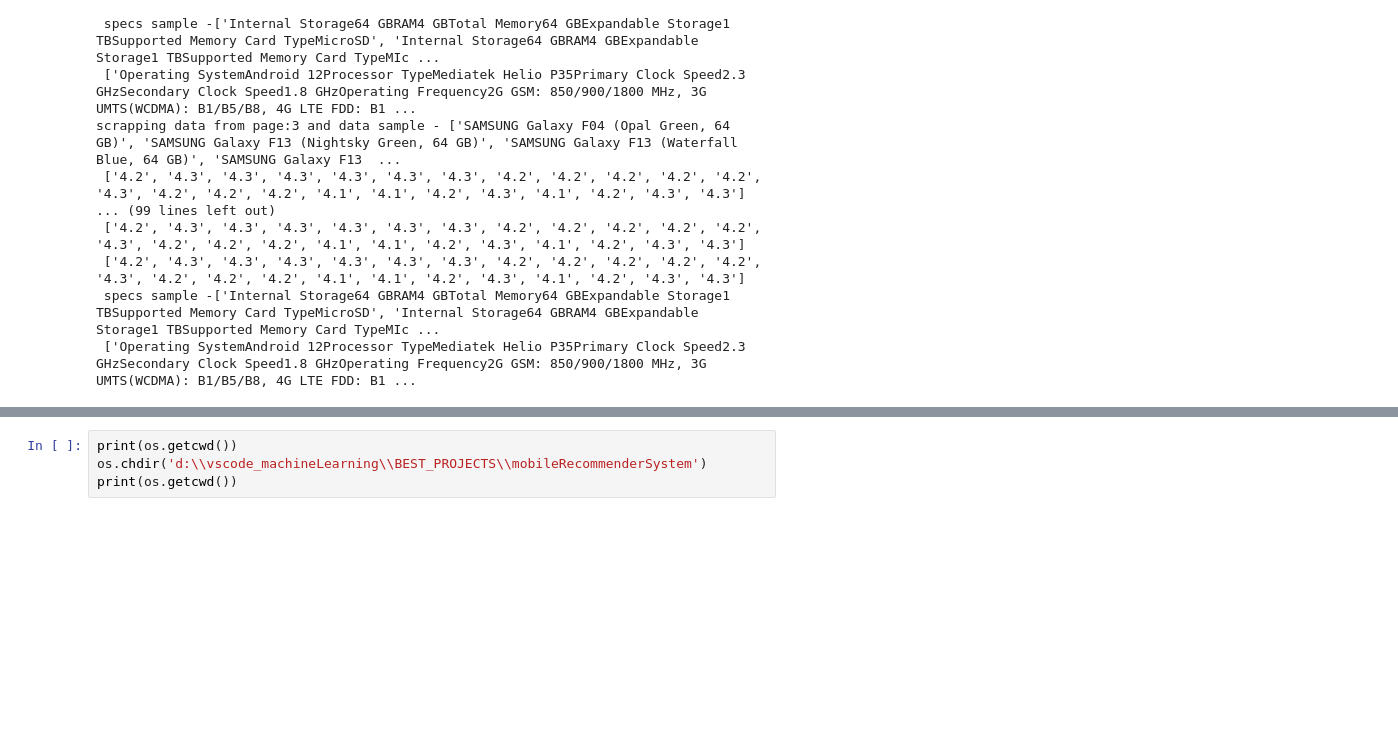
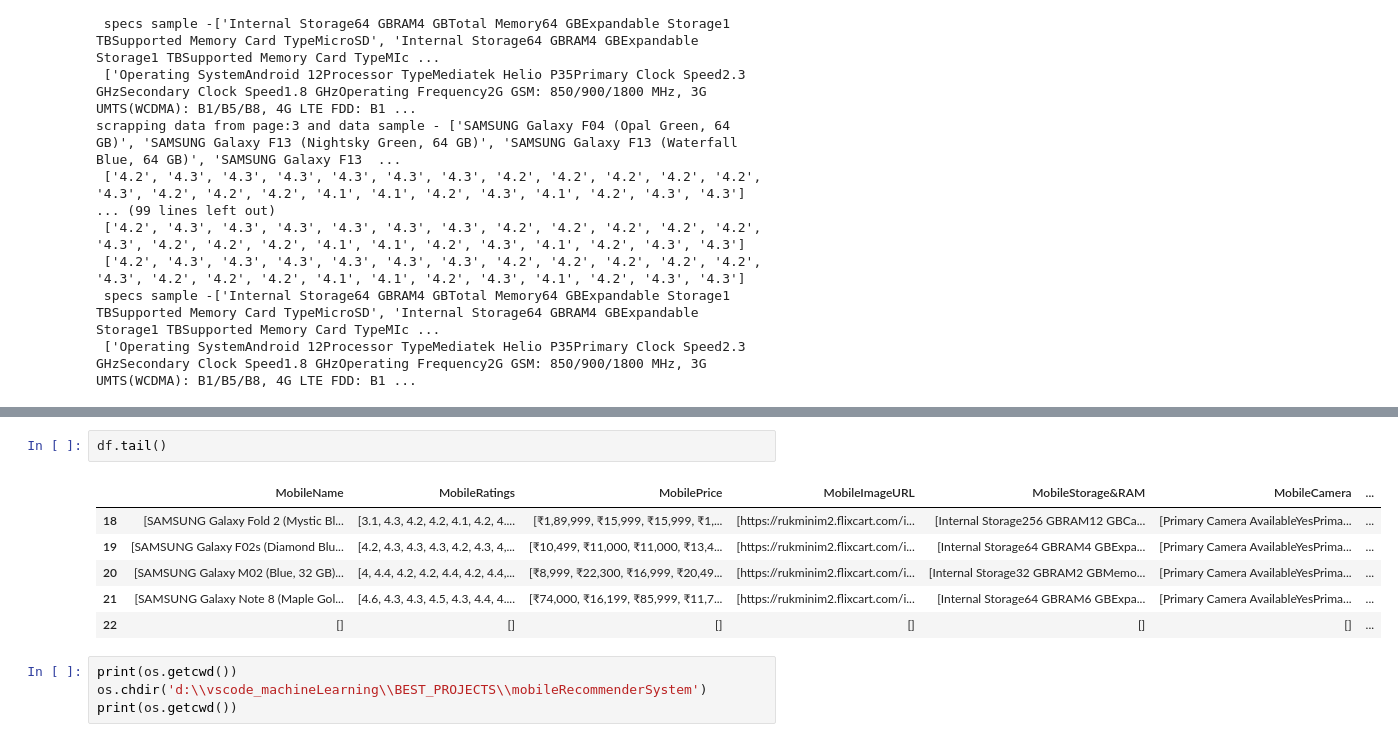
Before and after one commit to GyanPrakashkushwaha/MobileRecommenderSystem, a Jupyter notebook: notebook/data_Ingestion/scraping/mobiles_raw_data.ipynb, the cells around one changed output, grey strips where cells are left out. Saved outputs shown, nothing was run; the diff lists cells and outputs as text; blank space fills up the shorter version.

Commit message:
maked dataframe

```diff
--- a/notebook/data_Ingestion/scraping/mobiles_raw_data.ipynb
+++ b/notebook/data_Ingestion/scraping/mobiles_raw_data.ipynb
@@ -324,6 +324,15 @@ df
 | 20 | [SAMSUNG Galaxy M02 (Blue, 32 GB)... | [4, 4.4, 4.2, 4.2, 4.4, 4.2, 4.4,... | [₹8,999, ₹22,300, ₹16,999, ₹20,49... | [https://rukminim2.flixcart.com/i... | [Internal Storage32 GBRAM2 GBMemo... | [Primary Camera AvailableYesPrima... | ... |
 | 21 | [SAMSUNG Galaxy Note 8 (Maple Gol... | [4.6, 4.3, 4.3, 4.5, 4.3, 4.4, 4.... | [₹74,000, ₹16,199, ₹85,999, ₹11,7... | [https://rukminim2.flixcart.com/i... | [Internal Storage64 GBRAM6 GBExpa... | [Primary Camera AvailableYesPrima... | ... |
 | 22 | [] | [] | [] | [] | [] | [] | ... |
+# %%
+df.tail()
+# %% [output]
+|  | MobileName | MobileRatings | MobilePrice | MobileImageURL | MobileStorage&RAM | MobileCamera | ... |
+| 18 | [SAMSUNG Galaxy Fold 2 (Mystic Bl... | [3.1, 4.3, 4.2, 4.2, 4.1, 4.2, 4.... | [₹1,89,999, ₹15,999, ₹15,999, ₹1,... | [https://rukminim2.flixcart.com/i... | [Internal Storage256 GBRAM12 GBCa... | [Primary Camera AvailableYesPrima... | ... |
+| 19 | [SAMSUNG Galaxy F02s (Diamond Blu... | [4.2, 4.3, 4.3, 4.3, 4.2, 4.3, 4,... | [₹10,499, ₹11,000, ₹11,000, ₹13,4... | [https://rukminim2.flixcart.com/i... | [Internal Storage64 GBRAM4 GBExpa... | [Primary Camera AvailableYesPrima... | ... |
+| 20 | [SAMSUNG Galaxy M02 (Blue, 32 GB)... | [4, 4.4, 4.2, 4.2, 4.4, 4.2, 4.4,... | [₹8,999, ₹22,300, ₹16,999, ₹20,49... | [https://rukminim2.flixcart.com/i... | [Internal Storage32 GBRAM2 GBMemo... | [Primary Camera AvailableYesPrima... | ... |
+| 21 | [SAMSUNG Galaxy Note 8 (Maple Gol... | [4.6, 4.3, 4.3, 4.5, 4.3, 4.4, 4.... | [₹74,000, ₹16,199, ₹85,999, ₹11,7... | [https://rukminim2.flixcart.com/i... | [Internal Storage64 GBRAM6 GBExpa... | [Primary Camera AvailableYesPrima... | ... |
+| 22 | [] | [] | [] | [] | [] | [] | ... |
 # %%
 print(os.getcwd())
 os.chdir('d:\\vscode_machineLearning\\BEST_PROJECTS\\mobileRecommenderSystem')
```
Also changed, not shown: parts of 2 cells of this notebook.
